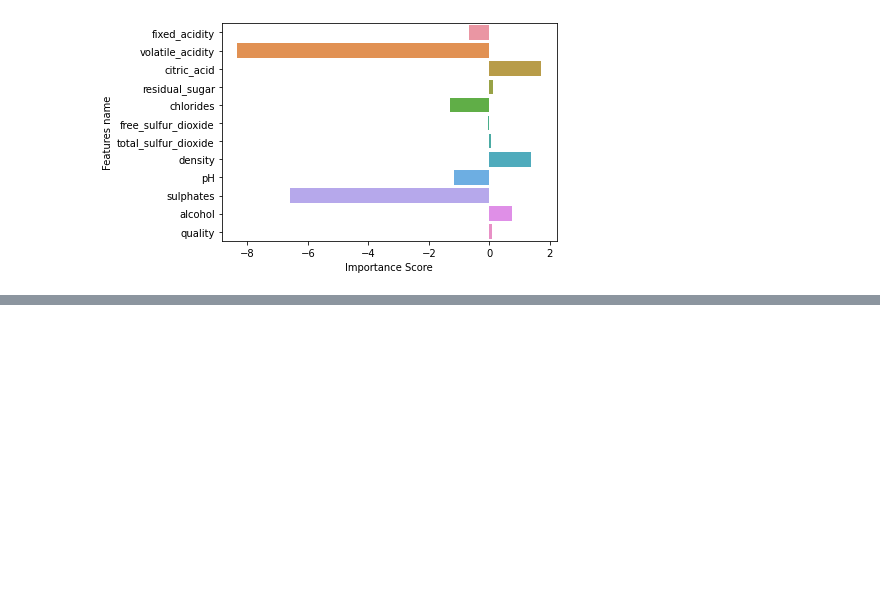
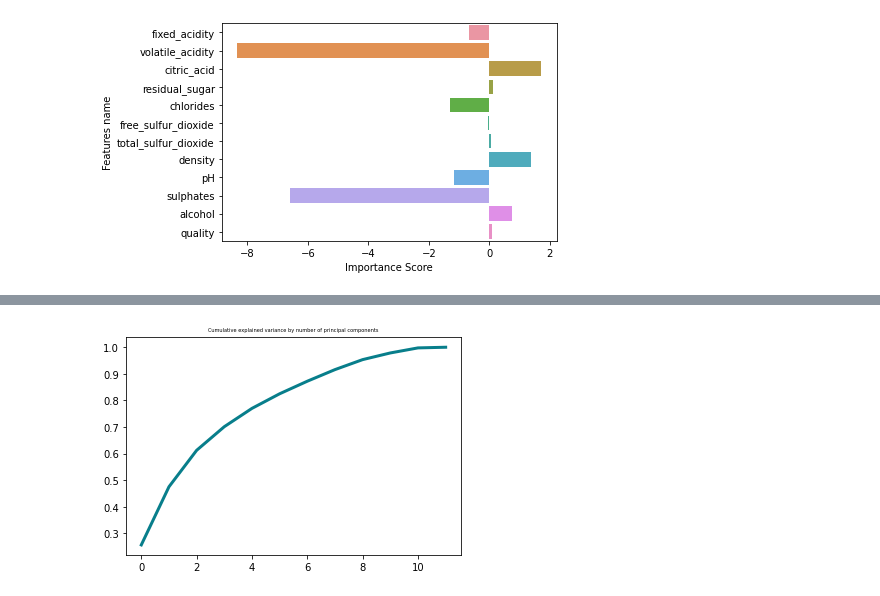
Before and after one commit to Noob919/COVID_19-XRAY-Classification, a Jupyter notebook: filter_methods.ipynb, the cells around one changed output, grey strips where cells are left out. Drawn from its saved outputs; the diff is of its cells as text; code cells hidden in the pictures; blank space fills up the shorter version.

```diff
--- a/filter_methods.ipynb
+++ b/filter_methods.ipynb
@@ -110,0 +179,7 @@ Text(0, 0.5, 'Features name')
+# %%
+pca = PCA().fit(X_train)
+plt.plot(pca.explained_variance_ratio_.cumsum(), lw=3, color='#087E8B')
+plt.title('Cumulative explained variance by number of principal components', size=5)
+plt.show()
+# %% [output]
+[figure, added]
```
Also changed, not shown: parts of 36 cells of this notebook.
